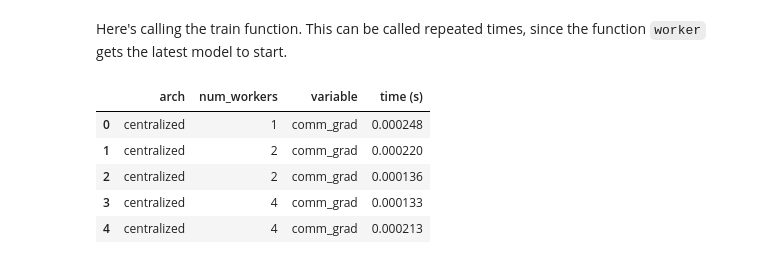
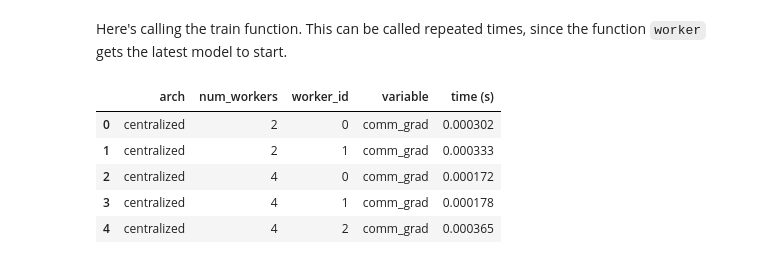
Before and after one commit to stsievert/dask-ps, a Jupyter notebook: Comparison.ipynb, the cells around one changed output. Saved outputs shown, nothing was run; the diff lists cells and outputs as text; code cells hidden in the pictures.

```diff
--- a/Comparison.ipynb
+++ b/Comparison.ipynb
@@ -173,22 +178,22 @@ def worker(ps, device, train_loader,
            worker_id=0, num_workers=1,
            iters=10):
     times = {'comm_grad': 0, 'compute_grad': 0, 'comm_model': 0}
+    whole_start = time()
 
-    step_start, _model = ps.pull_latest().result()
-
-    whole_start = time()
-    params = [np.prod(tuple(p.size())) for p in _model.parameters()]
-
-    for step in range(step_start, step_start + iters):
+    step = -1
+    while True:
         start = time()
-        while _model is None:
-            _model = ps.pull(key=step).result()
-            sleep(1e-3)
+        next_step = ps.step().result()
+        if next_step != step:
+            step = next_step
+            model = ps.pull(step).result()
+        # step, model = ps.pull_latest().result()
         times['comm_model'] += time() - start
-        model, _model = _model, None
-        #  param_check = toolz.last(model.parameters())
-        #  check = param_check.detach().numpy().flat[:4]
-        #  print("worker {} iter {}, last params = {}".format(worker_id, iters, check))
+        if step > iters:
+            break
+        # param_check = toolz.last(model.parameters())
+        # check = param_check.detach().numpy().flat[:4]
+        # print("worker {} iter {}, last params = {}".format(worker_id, step, check))
 
         data, target = next(iter(train_loader))
         start = time()
@@ -200,13 +205,15 @@ def worker(ps, device, train_loader,
         ps.push(step, grads)
         times['comm_grad'] += time() - start
 
+    params = [np.prod(tuple(p.size())) for p in model.parameters()]
     meta = {'compute_grad': times['compute_grad'] / iters,
             'comm_model': times['comm_model'] / iters,
             'comm_grad': times['comm_grad'] / iters,
             'avg_step_time': (time() - whole_start) / iters,
             'iters': iters,
             'num_workers': num_workers,
-            'params': sum(params)}
+            'params': sum(params),
+            'worker_id': worker_id}
     return meta
 # %%
 def train_centralized(client, model, args, num_workers, iters, batch_size=64):
@@ -234,7 +241,7 @@ def train_centralized(client, model, args, num_workers, iters, batch_size=64):
     return meta
 # %%
 meta = [train_centralized(client, model, args, num_workers, iters)
-        for num_workers in [1, 2, 4, 8]]
+        for num_workers in [2, 4, 8]]
 # %%
 meta = [{'arch': 'centralized', **mi} for m in meta for mi in m]
 # %%
@@ -257,15 +264,16 @@ Here's calling the train function. This can be called repeated times, since the
 # %%
 import seaborn as sns
 import matplotlib.pyplot as plt
 plt.style.use('bmh')
 
 keep = df.drop(columns=['params', 'batch_size', 'iters', 'avg_step_time'])
-melted = keep.melt(id_vars=['arch', 'num_workers'], value_name='time (s)')
+melted = keep.melt(id_vars=['arch', 'num_workers', 'worker_id'],
+                   value_name='time (s)')
 melted.head()
 # %% [output]
-|  | arch | num_workers | variable | time (s) |
-| 0 | centralized | 1 | comm_grad | 0.000248 |
-| 1 | centralized | 2 | comm_grad | 0.000220 |
-| 2 | centralized | 2 | comm_grad | 0.000136 |
-| 3 | centralized | 4 | comm_grad | 0.000133 |
-| 4 | centralized | 4 | comm_grad | 0.000213 |
+|  | arch | num_workers | worker_id | variable | time (s) |
+| 0 | centralized | 2 | 0 | comm_grad | 0.000302 |
+| 1 | centralized | 2 | 1 | comm_grad | 0.000333 |
+| 2 | centralized | 4 | 0 | comm_grad | 0.000172 |
+| 3 | centralized | 4 | 1 | comm_grad | 0.000178 |
+| 4 | centralized | 4 | 2 | comm_grad | 0.000365 |
```
Also changed, not shown: parts of 4 cells of this notebook, 2 other files.
